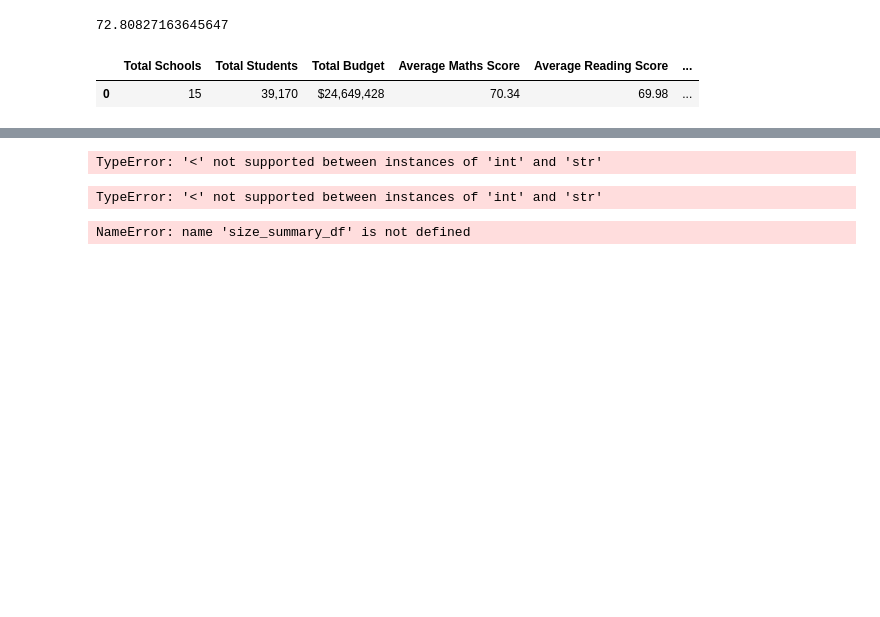
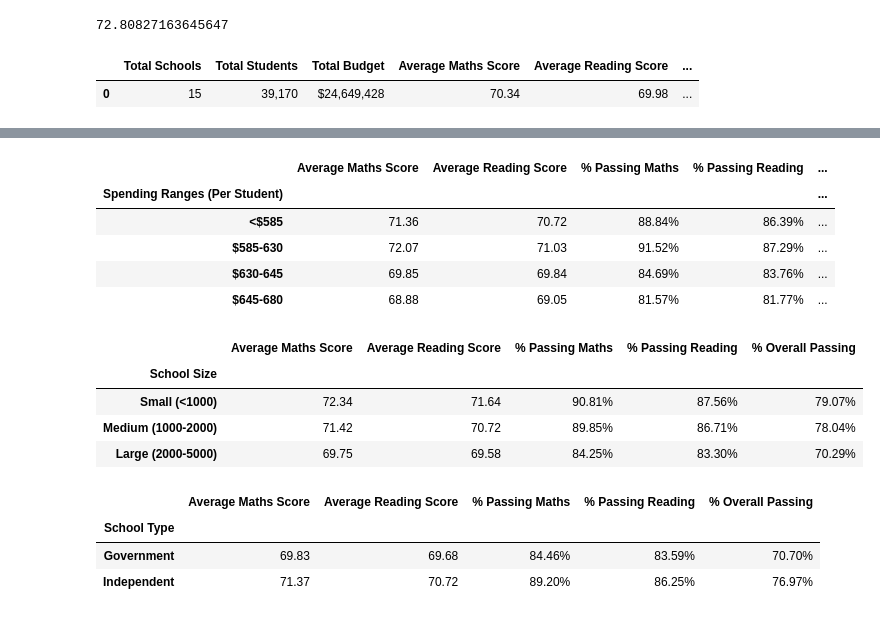
Before and after one commit to domspenc/pandas-challenge, a Jupyter notebook: PyCitySchools/PyCitySchools_challenge.ipynb, the cells around one changed output, grey strips where cells are left out. Saved outputs shown, nothing was run; the diff lists cells and outputs as text; code cells hidden in the pictures; blank space fills up the shorter version.

```diff
--- a/PyCitySchools/PyCitySchools_challenge.ipynb
+++ b/PyCitySchools/PyCitySchools_challenge.ipynb
@@ -262,18 +316,31 @@ average_reading_df
 # %%
 # Create a table that breaks down school performance based on average spending ranges (per student).
 
 # Use the code provided below to create four bins with reasonable cutoff values to group school spending.
 
 bins = [0, 585, 630, 645, 680]
 labels = ["<$585", "$585-630", "$630-645", "$645-680"]
 
 school_summary_df["Spending Ranges (Per Student)"] = pd.cut(school_summary_df["Per Student Budget"], bins, labels=labels, include_lowest=True)
 school_summary_df.head()
 
-# school_spending_df = school_summary_df.groupby("Spending Ranges (Per Student)").mean().drop('Total Students', axis=1)
-# school_spending_df.head()
+school_spending_df = school_summary_df.groupby("Spending Ranges (Per Student)").mean().drop('Total Students', axis=1).drop('Total School Budget', axis=1).drop('Per Student Budget', axis=1)
+school_spending_df.head()
+
+school_spending_df.style.format({"Total School Budget": "${:,.2f}",
+                          "Per Student Budget": "${:.2f}",
+                          'Average Maths Score': "{:.2f}",
+                          'Average Reading Score': "{:.2f}",
+                          "% Passing Maths": "{:.2f}%",
+                          "% Passing Reading": "{:.2f}%",
+                          "% Overall Passing": "{:.2f}%"})
 # %% [output]
-TypeError: '<' not supported between instances of 'int' and 'str'
+|  | Average Maths Score | Average Reading Score | % Passing Maths | % Passing Reading | ... |
+| Spending Ranges (Per Student) |  |  |  |  | ... |
+| <$585 | 71.36 | 70.72 | 88.84% | 86.39% | ... |
+| $585-630 | 72.07 | 71.03 | 91.52% | 87.29% | ... |
+| $630-645 | 69.85 | 69.84 | 84.69% | 83.76% | ... |
+| $645-680 | 68.88 | 69.05 | 81.57% | 81.77% | ... |
 # %%
 # Scores by School Size
 # Use the following code to bin the per_school_summary.
@@ -282,18 +349,40 @@ bins = [0, 1000, 2000, 5000]
 labels = ["Small (<1000)", "Medium (1000-2000)", "Large (2000-5000)"]
 
 school_summary_df["School Size"] = pd.cut(school_summary_df["Total Students"], bins, labels=labels, include_lowest=True)
-school_summary_df.head()
+school_summary_df
 
-size_summary_df = school_summary_df.groupby("School Size").mean().drop('Total Students', axis=1)
+size_summary_df = school_summary_df.groupby("School Size").mean().drop('Total Students', axis=1).drop('Total School Budget', axis=1).drop('Per Student Budget', axis=1)
 size_summary_df.head()
+
+size_summary_df.style.format({"Total School Budget": "${:,.2f}",
+                          "Per Student Budget": "${:.2f}",
+                          'Average Maths Score': "{:.2f}",
+                          'Average Reading Score': "{:.2f}",
+                          "% Passing Maths": "{:.2f}%",
+                          "% Passing Reading": "{:.2f}%",
+                          "% Overall Passing": "{:.2f}%"})
 # %% [output]
-TypeError: '<' not supported between instances of 'int' and 'str'
+|  | Average Maths Score | Average Reading Score | % Passing Maths | % Passing Reading | % Overall Passing |
+| School Size |  |  |  |  |  |
+| Small (<1000) | 72.34 | 71.64 | 90.81% | 87.56% | 79.07% |
+| Medium (1000-2000) | 71.42 | 70.72 | 89.85% | 86.71% | 78.04% |
+| Large (2000-5000) | 69.75 | 69.58 | 84.25% | 83.30% | 70.29% |
 # %%
 # Use the per_school_summary DataFrame from the previous step to create a new DataFrame called type_summary
-
 # This new DataFrame should show school performance based on the "School Type"
 
-type_summary_df = size_summary_df.groupby("School Type").mean()#.drop('Total Students', axis=1)
-type_summary_df.head()
+
+type_summary_df = school_summary_df.groupby("School Type").mean().drop('Total Students', axis=1).drop('Total School Budget', axis=1).drop('Per Student Budget', axis=1)
+type_summary_df
+
+
+type_summary_df.style.format({'Average Maths Score': "{:.2f}",
+                          'Average Reading Score': "{:.2f}",
+                          "% Passing Maths": "{:.2f}%",
+                          "% Passing Reading": "{:.2f}%",
+                          "% Overall Passing": "{:.2f}%"})
 # %% [output]
-NameError: name 'size_summary_df' is not defined
+|  | Average Maths Score | Average Reading Score | % Passing Maths | % Passing Reading | % Overall Passing |
+| School Type |  |  |  |  |  |
+| Government | 69.83 | 69.68 | 84.46% | 83.59% | 70.70% |
+| Independent | 71.37 | 70.72 | 89.20% | 86.25% | 76.97% |
```
Also changed, not shown: parts of 5 cells of this notebook.
